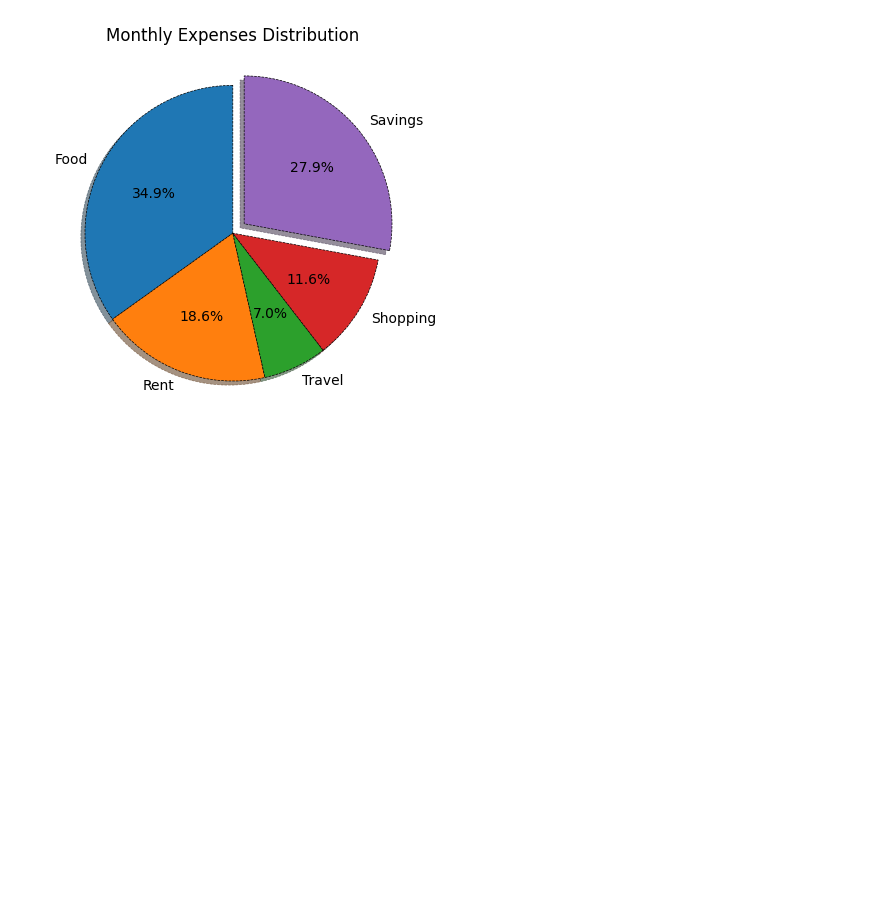
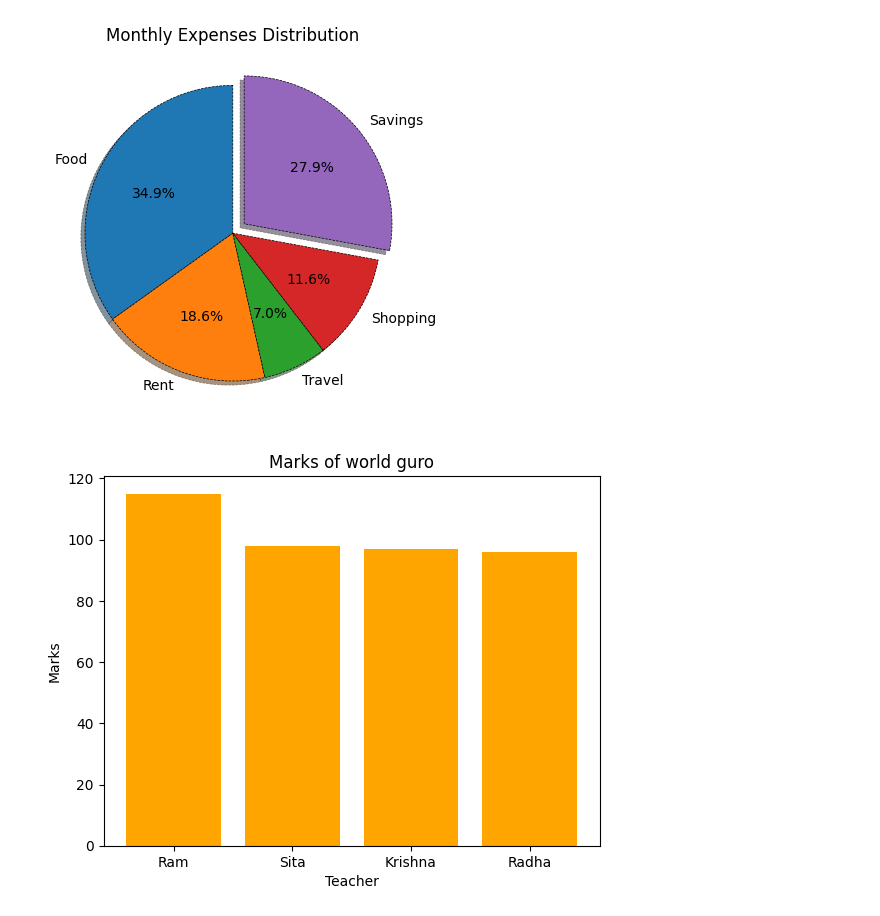
Before and after one commit to harshaiml/aiml-daily-practice, a Jupyter notebook: Practice/Part 7 - Data Visualization/Part - 1/matplotlib_practice_revision.ipynb, the cells around one changed output. Saved outputs shown, nothing was run; the diff lists cells and outputs as text; code cells hidden in the pictures; blank space fills up the shorter version.

```diff
--- a/Practice/Part 7 - Data Visualization/Part - 1/matplotlib_practice_revision.ipynb
+++ b/Practice/Part 7 - Data Visualization/Part - 1/matplotlib_practice_revision.ipynb
@@ -129,3 +129,15 @@ plt.title("Monthly Expenses Distribution")
 plt.show()
 # %% [output]
 [figure]
+# %%
+teachers = ["Ram", "Sita", "Krishna", "Radha"]
+marks = [115, 98, 97, 96]
+
+plt.bar(teachers, marks,  color="orange")
+
+plt.title("Marks of world guro")
+plt.xlabel("Teacher")
+plt.ylabel("Marks")
+plt.show()
+# %% [output]
+[figure, added]
```
Also changed, not shown: parts of 2 cells of this notebook, 1 other file.
